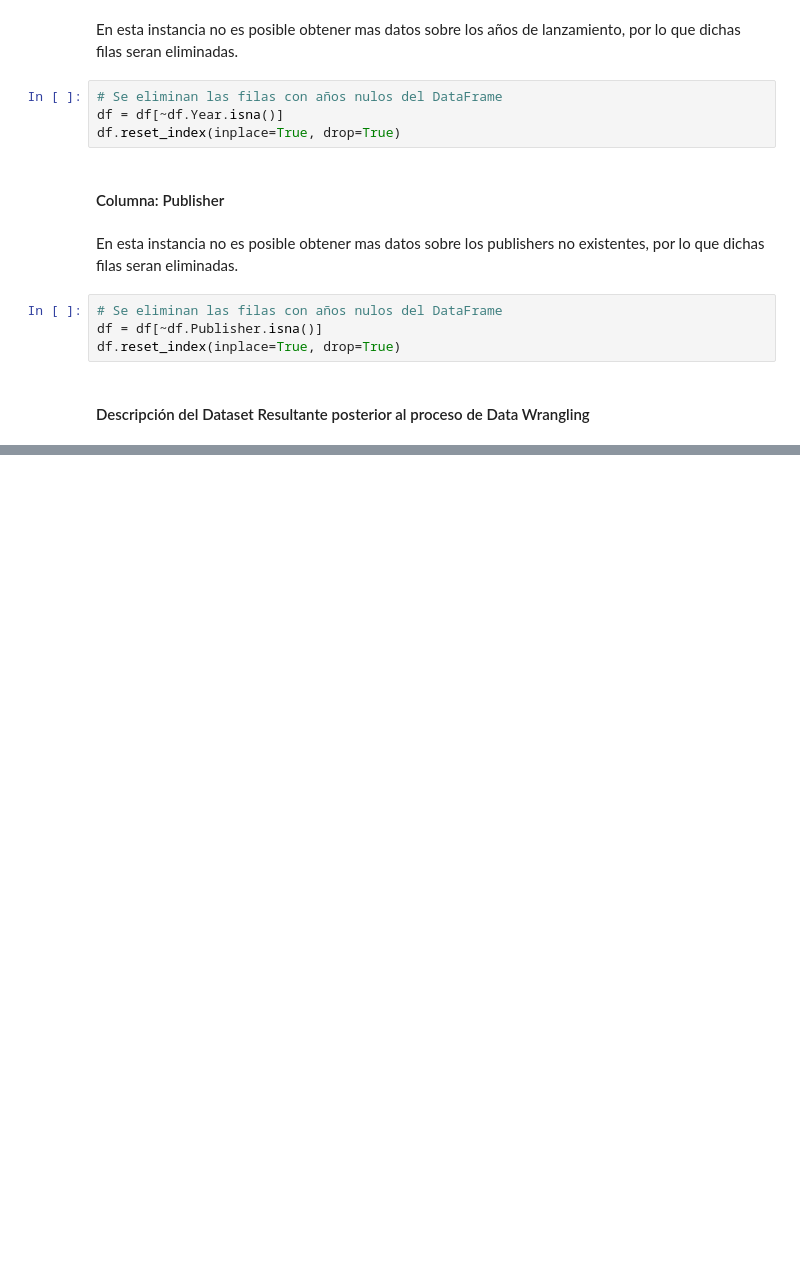
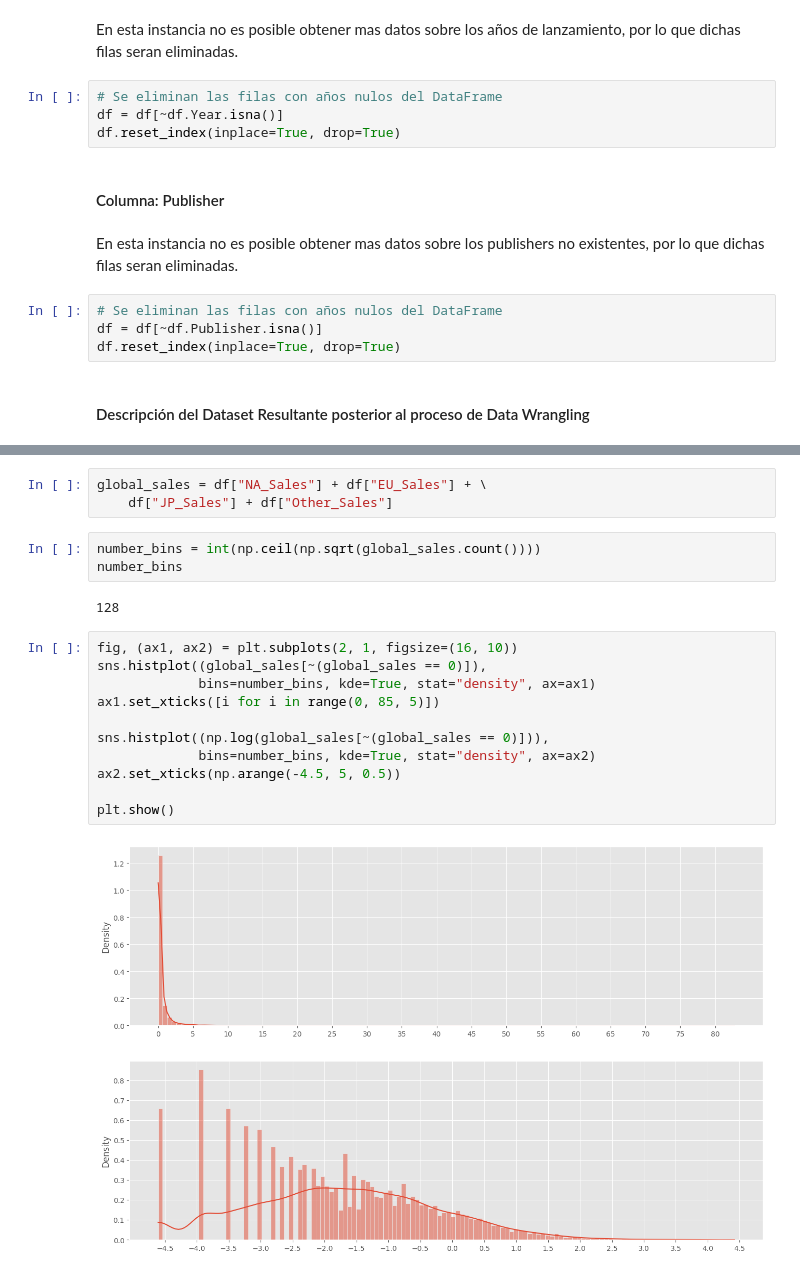
Before and after one commit to EduGatoX/datascience02, a Jupyter notebook: Eduardo_Nunez_Analisis_Datos.ipynb, the cells around one changed output, grey strips where cells are left out. Cells and saved outputs as stored; diff of their text form; blank space fills up the shorter version.

```diff
--- a/Eduardo_Nunez_Analisis_Datos.ipynb
+++ b/Eduardo_Nunez_Analisis_Datos.ipynb
@@ -621,0 +690,21 @@ df.describe(exclude="number")
+# %%
+global_sales = df["NA_Sales"] + df["EU_Sales"] + \
+    df["JP_Sales"] + df["Other_Sales"]
+# %%
+number_bins = int(np.ceil(np.sqrt(global_sales.count())))
+number_bins
+# %% [output]
+128
+# %%
+fig, (ax1, ax2) = plt.subplots(2, 1, figsize=(16, 10))
+sns.histplot((global_sales[~(global_sales == 0)]),
+             bins=number_bins, kde=True, stat="density", ax=ax1)
+ax1.set_xticks([i for i in range(0, 85, 5)])
+
+sns.histplot((np.log(global_sales[~(global_sales == 0)])),
+             bins=number_bins, kde=True, stat="density", ax=ax2)
+ax2.set_xticks(np.arange(-4.5, 5, 0.5))
+
+plt.show()
+# %% [output]
+[figure, added]
```
Also changed, not shown: parts of 39 cells of this notebook.
